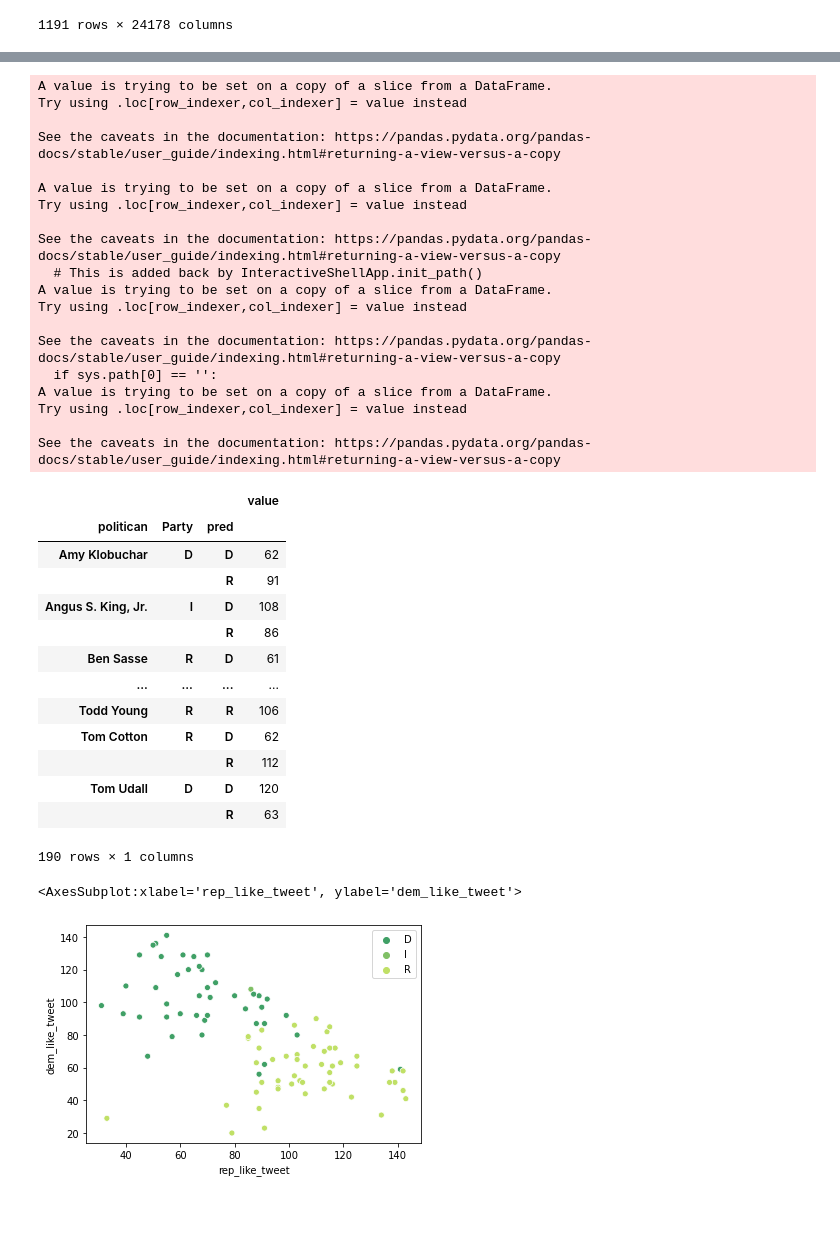
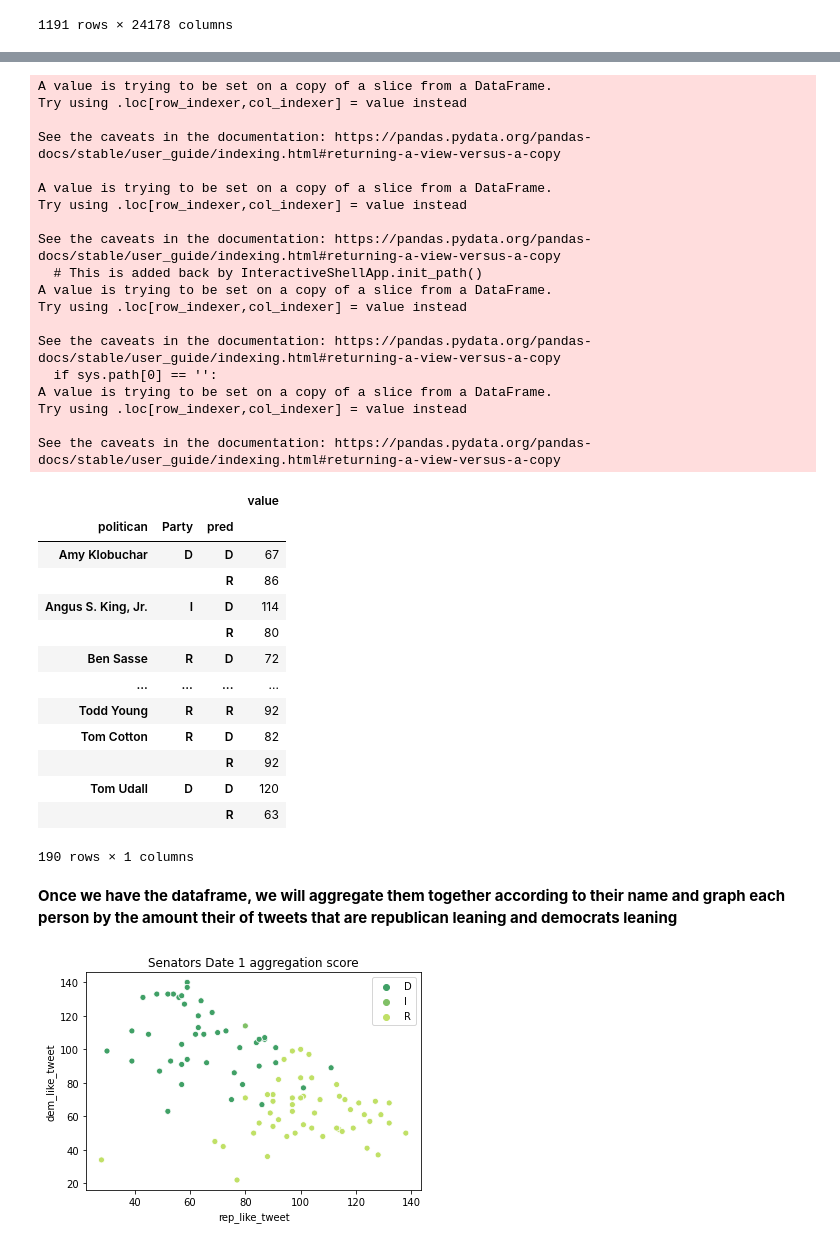
Before and after one commit to minglwu427/Twitter-Political-Compass-Machine, a Jupyter notebook: notebooks/Capstone2_step3_ModelingV2-wCommon.ipynb, the cells around one changed output, grey strips where cells are left out. Saved outputs shown, nothing was run; the diff lists cells and outputs as text; code cells hidden in the pictures; blank space fills up the shorter version.

```diff
--- a/notebooks/Capstone2_step3_ModelingV2-wCommon.ipynb
+++ b/notebooks/Capstone2_step3_ModelingV2-wCommon.ipynb
@@ -110,7 +111,7 @@ X_test  = scaler.transform(X_test)
 from sklearn.svm import LinearSVC, SVC
 from sklearn.metrics import accuracy_score
 evaluation_score = []
-for c in np.arange(0.8,1,0.1):
+for c in np.arange(0.4,1,0.1):
     svc_model = SVC(C = c)
     svc_model.fit(X_train, y_train)
     evaluation_score.append(svc_model.score(X_train, y_train)) #0.814 for LinearSVC 0.808 with scaler
@@ -172,12 +164,13 @@ import scipy.stats as stats
 #param_grid = {'n_estimators':np.arange(10,220,50), 'criterion':['gini','entropy'], 'min_samples_leaf': np.arange(1,6,2)
 #             , 'max_depth': np.arange(10,220, 5)}
 
+start = time.time()
 
 param_grid = {'n_estimators':stats.randint(100,400), 'criterion':['entropy']
               , 'min_samples_leaf':stats.randint(1,6), 'max_depth': stats.randint(100,400)}
 
 RF_model = RandomForestClassifier()
-RF_model_cv = RandomizedSearchCV(RF_model, param_grid, cv = 5, n_iter = 60, n_jobs = 4, scoring = 'recall')
+RF_model_cv = RandomizedSearchCV(RF_model, param_grid, cv = 5, n_iter = 60, n_jobs = 4, scoring = 'accuracy')
 RF_model_cv.fit(X_train, y_train)
 y_pred = RF_model_cv.predict(X_test)
 
@@ -186,6 +179,11 @@ print(classification_report(y_test, y_pred))
 print(confusion_matrix(y_test, y_pred))
 print(RF_model_cv.best_estimator_)
 print(accuracy_score(y_test, y_pred))
+
+end = time.time()
+print('The amount of time required for training RF Model is:', end - start)
+
+#RandomForestClassifier(criterion='entropy', max_depth=307, n_estimators=250)
 # %% [output]
               precision    recall  f1-score   support
 
@@ -247,27 +252,31 @@ Try using .loc[row_indexer,col_indexer] = value instead
 See the caveats in the documentation: https://pandas.pydata.org/pandas-docs/stable/user_guide/indexing.html#returning-a-view-versus-a-copy
 |  |  |  | value |
 | politican | Party | pred |  |
-| Amy Klobuchar | D | D | 62 |
-|  |  | R | 91 |
-| Angus S. King, Jr. | I | D | 108 |
+| Amy Klobuchar | D | D | 67 |
 |  |  | R | 86 |
-| Ben Sasse | R | D | 61 |
+| Angus S. King, Jr. | I | D | 114 |
+|  |  | R | 80 |
+| Ben Sasse | R | D | 72 |
 | ... | ... | ... | ... |
-| Todd Young | R | R | 106 |
-| Tom Cotton | R | D | 62 |
-|  |  | R | 112 |
+| Todd Young | R | R | 92 |
+| Tom Cotton | R | D | 82 |
+|  |  | R | 92 |
 | Tom Udall | D | D | 120 |
 |  |  | R | 63 |
 190 rows × 1 columns
+# %% [markdown]
+**Once we have the dataframe, we will aggregate them together according to their name and graph each person by the amount their of tweets that are republican leaning and democrats leaning**
 # %%
 RF_result_df = result_df.groupby(['politican', 'Party','pred']).sum().reset_index()
 rep_tweet = RF_result_df[RF_result_df['pred'] == 'R'].value
 dem_tweet = RF_result_df[RF_result_df['pred'] == 'D'].value
 party = RF_result_df[RF_result_df['pred'] == 'D'].Party
 name = RF_result_df[RF_result_df['pred'] == 'D'].politican
 result_df_1 = pd.DataFrame(zip(name,party, rep_tweet, dem_tweet), columns=['politican', 'Party','rep_like_tweet','dem_like_tweet'])
 sns.scatterplot(x='rep_like_tweet', y = 'dem_like_tweet', data = result_df_1, hue = result_df_1.Party.tolist(),
                 palette= 'summer')
+
+plt.title('Senators Date 1 aggregation score')
+plt.savefig(one_level_up + '\\report_graph\\agg_score_date1')
 # %% [output]
-<AxesSubplot:xlabel='rep_like_tweet', ylabel='dem_like_tweet'>
-[figure, old version]
+[figure, new version]
```
Also changed, not shown: parts of 35 cells of this notebook, 37 other files.
